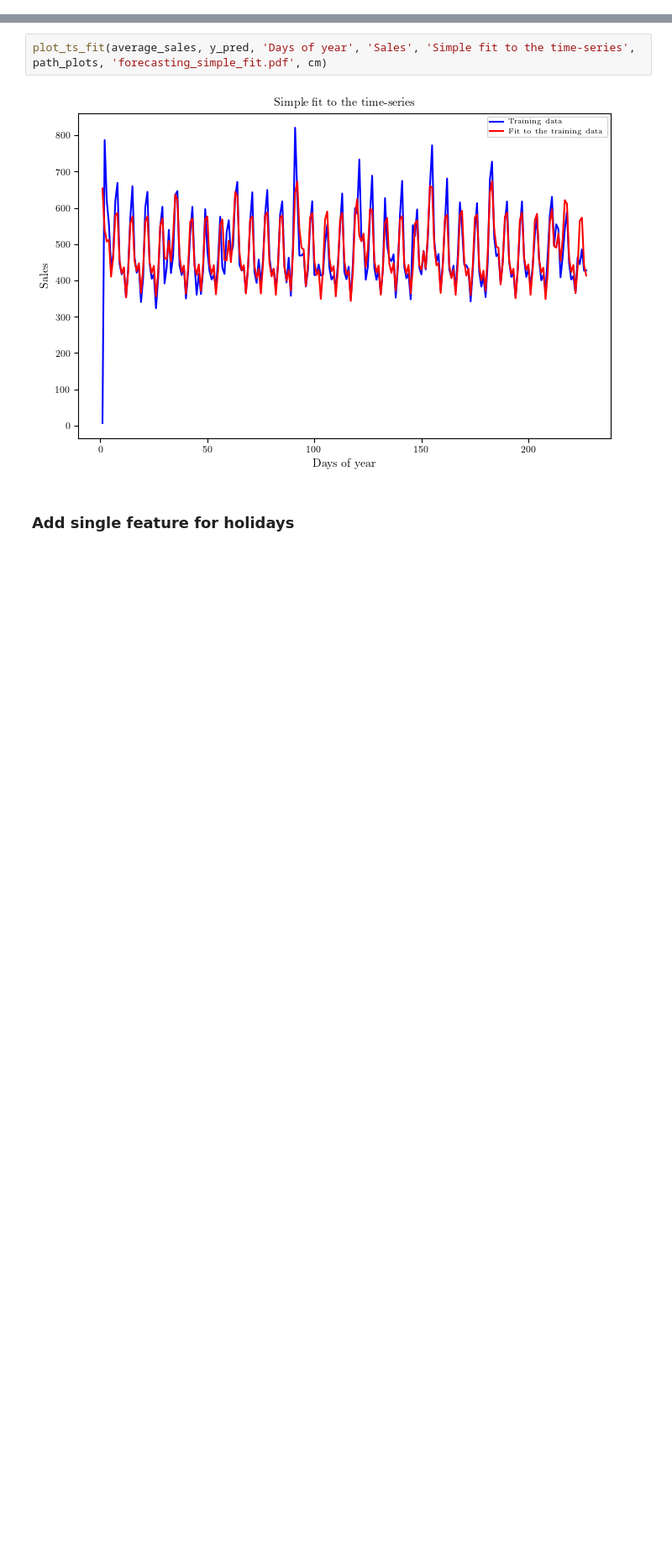
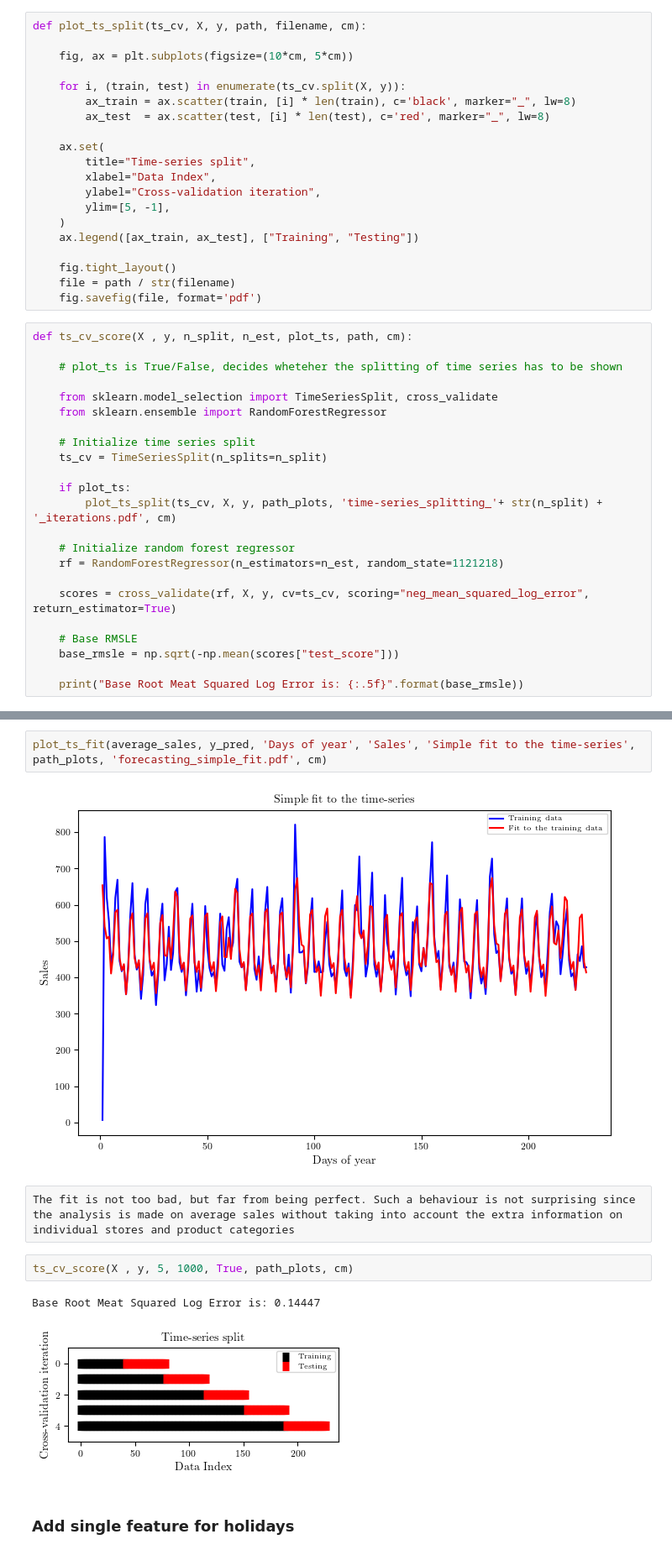
Before and after one commit to bertlem/kaggle-store-sales-ts-forecasting, a Jupyter notebook: data_forecasting_average_sales.ipynb, the cells around one changed output, grey strips where cells are left out. Shown: that part at 84% size. Drawn from its saved outputs; the diff is of its cells as text; blank space fills up the shorter version.

Commit message:
New features + feature selection

```diff
--- a/data_forecasting_average_sales.ipynb
+++ b/data_forecasting_average_sales.ipynb
@@ -37,3 +40,46 @@ path_plots = Path('./plots')
+# %%
+def plot_ts_split(ts_cv, X, y, path, filename, cm):
+
+    fig, ax = plt.subplots(figsize=(10*cm, 5*cm))
+
+    for i, (train, test) in enumerate(ts_cv.split(X, y)):
+        ax_train = ax.scatter(train, [i] * len(train), c='black', marker="_", lw=8)
+        ax_test  = ax.scatter(test, [i] * len(test), c='red', marker="_", lw=8)
+
+    ax.set(
+        title="Time-series split",
+        xlabel="Data Index",
+        ylabel="Cross-validation iteration",
+        ylim=[5, -1],
+    )
+    ax.legend([ax_train, ax_test], ["Training", "Testing"])
+
+    fig.tight_layout()
+    file = path / str(filename)
+    fig.savefig(file, format='pdf')
+# %%
+def ts_cv_score(X , y, n_split, n_est, plot_ts, path, cm):
+
+    # plot_ts is True/False, decides wheteher the splitting of time series has to be shown
+
+    from sklearn.model_selection import TimeSeriesSplit, cross_validate
+    from sklearn.ensemble import RandomForestRegressor
+
+    # Initialize time series split
+    ts_cv = TimeSeriesSplit(n_splits=n_split)
+
+    if plot_ts:
+        plot_ts_split(ts_cv, X, y, path_plots, 'time-series_splitting_'+ str(n_split) + '_iterations.pdf', cm)
+
+    # Initialize random forest regressor
+    rf = RandomForestRegressor(n_estimators=n_est, random_state=1121218)
+
+    scores = cross_validate(rf, X, y, cv=ts_cv, scoring="neg_mean_squared_log_error", return_estimator=True)
+
+    # Base RMSLE
+    base_rmsle = np.sqrt(-np.mean(scores["test_score"]))
+
+    print("Base Root Meat Squared Log Error is: {:.5f}".format(base_rmsle))
 # %% [markdown]
 # DATA
 # %% [markdown]
@@ -304,6 +350,13 @@ def plot_ts_fit(train, fit, xlab, ylab, title, path, filename, cm):
 plot_ts_fit(average_sales, y_pred, 'Days of year', 'Sales', 'Simple fit to the time-series', path_plots, 'forecasting_simple_fit.pdf', cm)
 # %% [output]
 [figure]
+# %% [raw]
+The fit is not too bad, but far from being perfect. Such a behaviour is not surprising since the analysis is made on average sales without taking into account the extra information on individual stores and product categories
+# %%
+ts_cv_score(X , y, 5, 1000, True, path_plots, cm)
+# %% [output]
+Base Root Meat Squared Log Error is: 0.14447
+[figure, added]
 # %% [markdown]
 ### Add single feature for holidays
 # %% [raw]
```
Also changed, not shown: parts of 40 cells of this notebook, 4 other files.
